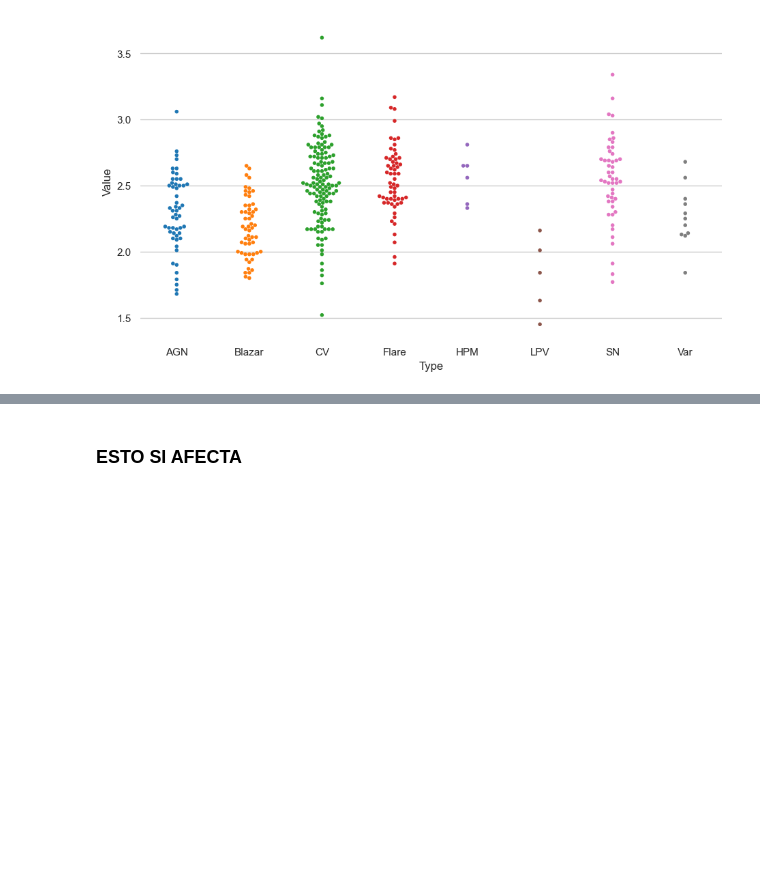
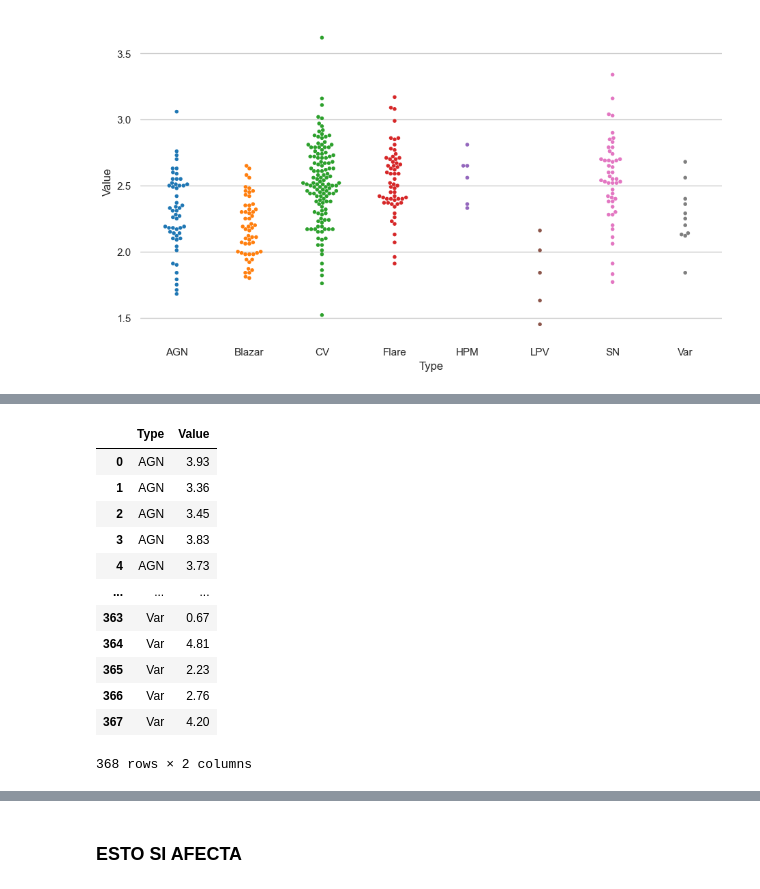
Before and after one commit to JesusPetro/mantra, a Jupyter notebook: Scripts/app.ipynb, the cells around one changed output, grey strips where cells are left out. Cells and saved outputs as stored; diff of their text form; code cells hidden in the pictures; blank space fills up the shorter version.

```diff
--- a/Scripts/app.ipynb
+++ b/Scripts/app.ipynb
@@ -304,7 +304,7 @@ Datos cargados para SN
 Datos cargados para Var
 # %%
 for transient_type in transient_types:
-    loader_transient[transient_type].edgeList()
+    loader_transient[transient_type].edgeList('Natural')
 # %%
 print(loader_transient)
 # %% [output]
@@ -372,0 +428,17 @@ sns.despine(left=True, bottom=True)
+# %%
+df_resultH =  pd.DataFrame([(k, v) for k, vals in alpha_values2.items() for v in vals], columns=['Type', 'Value'])
+df_resultH
+# %% [output]
+|  | Type | Value |
+| 0 | AGN | 3.93 |
+| 1 | AGN | 3.36 |
+| 2 | AGN | 3.45 |
+| 3 | AGN | 3.83 |
+| 4 | AGN | 3.73 |
+| ... | ... | ... |
+| 363 | Var | 0.67 |
+| 364 | Var | 4.81 |
+| 365 | Var | 2.23 |
+| 366 | Var | 2.76 |
+| 367 | Var | 4.20 |
+368 rows × 2 columns
```
Also changed, not shown: parts of 12 cells of this notebook, 1 other file.
